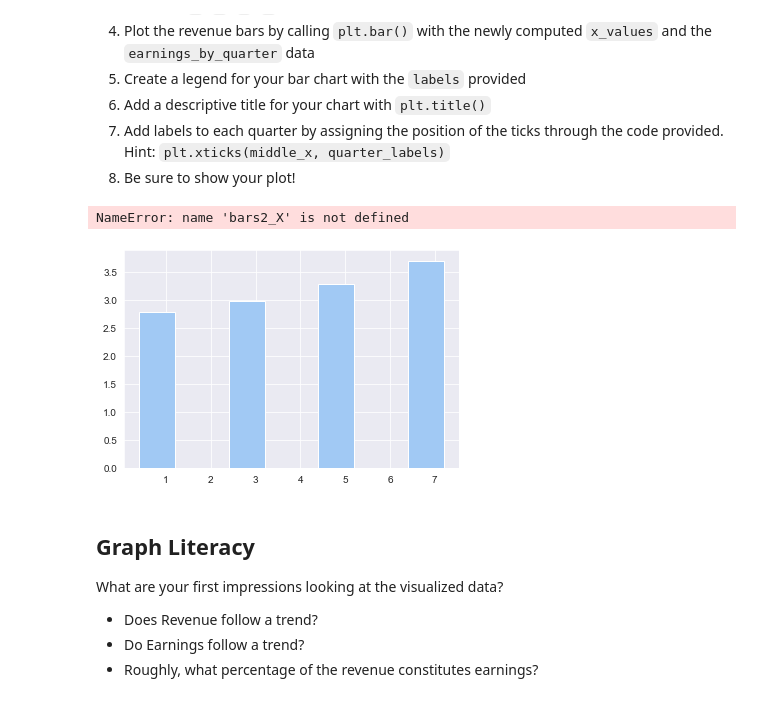
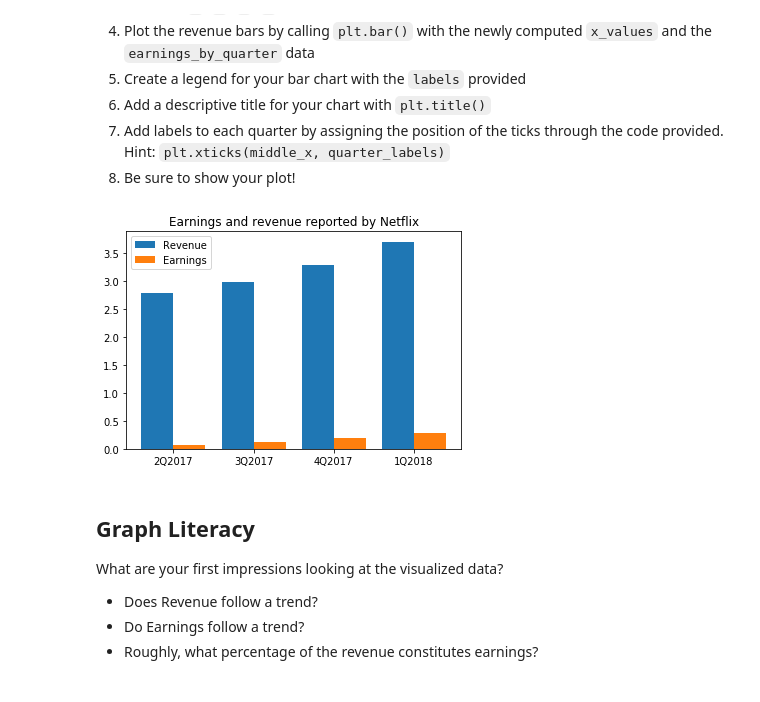
Before and after one commit to aubryprieur/DataScience_Netflix_Stocks, a Jupyter notebook: netflix_visualizations.ipynb, the cells around one changed output. Saved outputs shown, nothing was run; the diff lists cells and outputs as text; code cells hidden in the pictures.

```diff
--- a/netflix_visualizations.ipynb
+++ b/netflix_visualizations.ipynb
@@ -252,36 +256,36 @@ quarter_labels = ["2Q2017","3Q2017","4Q2017", "1Q2018"]
 
 # Revenue
 n = 1  # This is our first dataset (out of 2)
 t = 2 # Number of dataset
 d = 4 # Number of sets of bars
 w = 0.8 # Width of each bar
 bars1_x = [t*element + w*n for element
              in range(d)]
 
 plt.bar(bars1_x, revenue_by_quarter)
 
 # Earnings
 n = 2  # This is our second dataset (out of 2)
 t = 2 # Number of dataset
 d = 4 # Number of sets of bars
 w = 0.8 # Width of each bar
 bars2_x = [t*element + w*n for element
              in range(d)]
 
-plt.bar(bars2_X, earnings_by_quarter)
+plt.bar(bars2_x, earnings_by_quarter)
 
 
 
 
 
 middle_x = [ (a + b) / 2.0 for a, b in zip(bars1_x, bars2_x)]
 labels = ["Revenue", "Earnings"]
 plt.title("Earnings and revenue reported by Netflix")
 plt.xticks(middle_x, quarter_labels)
+plt.legend(labels)
 plt.show()
 # %% [output]
-NameError: name 'bars2_X' is not defined
-[figure, old version]
+[figure, new version]
 # %% [markdown]
 ## Graph Literacy
 What are your first impressions looking at the visualized data?
```
Also changed, not shown: parts of 8 cells of this notebook, 1 other file.
